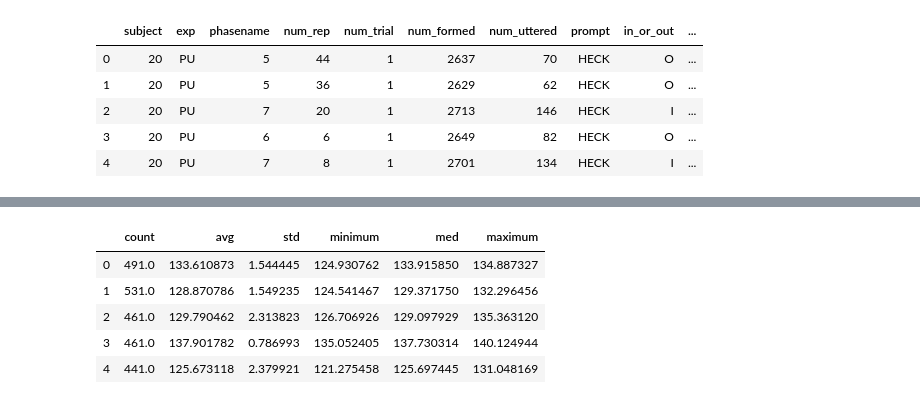
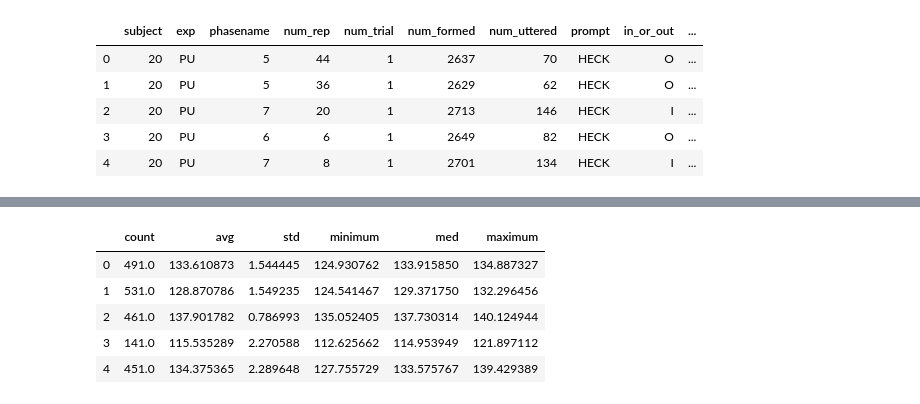
Before and after one commit to letitiayhho/feedback-alteration, a Jupyter notebook: analysis.ipynb, the cells around one changed output, grey strips where cells are left out. Saved outputs shown, nothing was run; the diff lists cells and outputs as text; code cells hidden in the pictures.

```diff
--- a/analysis.ipynb
+++ b/analysis.ipynb
@@ -16,3 +19,24 @@ raw_data[0:5]
 | 2 | 20 | PU | 7 | 20 | 1 | 2713 | 146 | HECK | I | ... |
 | 3 | 20 | PU | 6 | 6 | 1 | 2649 | 82 | HECK | O | ... |
 | 4 | 20 | PU | 7 | 8 | 1 | 2701 | 134 | HECK | I | ... |
+# %%
+"""
+Preprocessing
+"""
+
+# Create new data frame
+
+# Remove "O" data
+df = raw_data[raw_data.in_or_out == "O"]
+
+# Remove first block
+df = df[df.block != 1]
+
+# Rename "phasename" to "phasenum"
+df.rename(columns = {"phasename": "phasenum", "exp": "condition"}, inplace = True)
+
+# Reset pd indexes
+df.reset_index()
+
+# Preview
+df[0:5]
@@ -27,36 +58,36 @@ agg: Dict[int, float] = {
     "std": [],
     "minimum": [],
     "med": [],
     "maximum": [],
 }
 
-for pitches in raw_data.pitches:
+for pitches in df.pitches:
     (
         count,
         avg,
         std,
         minimum,
         _,
         med,
         _,
         maximum,
                 ) = pitches.describe()
     agg["count"].append(count)
     agg["avg"].append(avg)
     agg["std"].append(std)
     agg["minimum"].append(minimum)
     agg["med"].append(med)
     agg["maximum"].append(maximum)
 
 # Preview summary statistics
 summary_stats = pd.DataFrame(agg)
 summary_stats[0:5]
 # %% [output]
 |  | count | avg | std | minimum | med | maximum |
 | 0 | 491.0 | 133.610873 | 1.544445 | 124.930762 | 133.915850 | 134.887327 |
 | 1 | 531.0 | 128.870786 | 1.549235 | 124.541467 | 129.371750 | 132.296456 |
-| 2 | 461.0 | 129.790462 | 2.313823 | 126.706926 | 129.097929 | 135.363120 |
-| 3 | 461.0 | 137.901782 | 0.786993 | 135.052405 | 137.730314 | 140.124944 |
-| 4 | 441.0 | 125.673118 | 2.379921 | 121.275458 | 125.697445 | 131.048169 |
+| 2 | 461.0 | 137.901782 | 0.786993 | 135.052405 | 137.730314 | 140.124944 |
+| 3 | 141.0 | 115.535289 | 2.270588 | 112.625662 | 114.953949 | 121.897112 |
+| 4 | 451.0 | 134.375365 | 2.289648 | 127.755729 | 133.575767 | 139.429389 |
 # %%
 """
```
Also changed, not shown: parts of 17 cells of this notebook.
